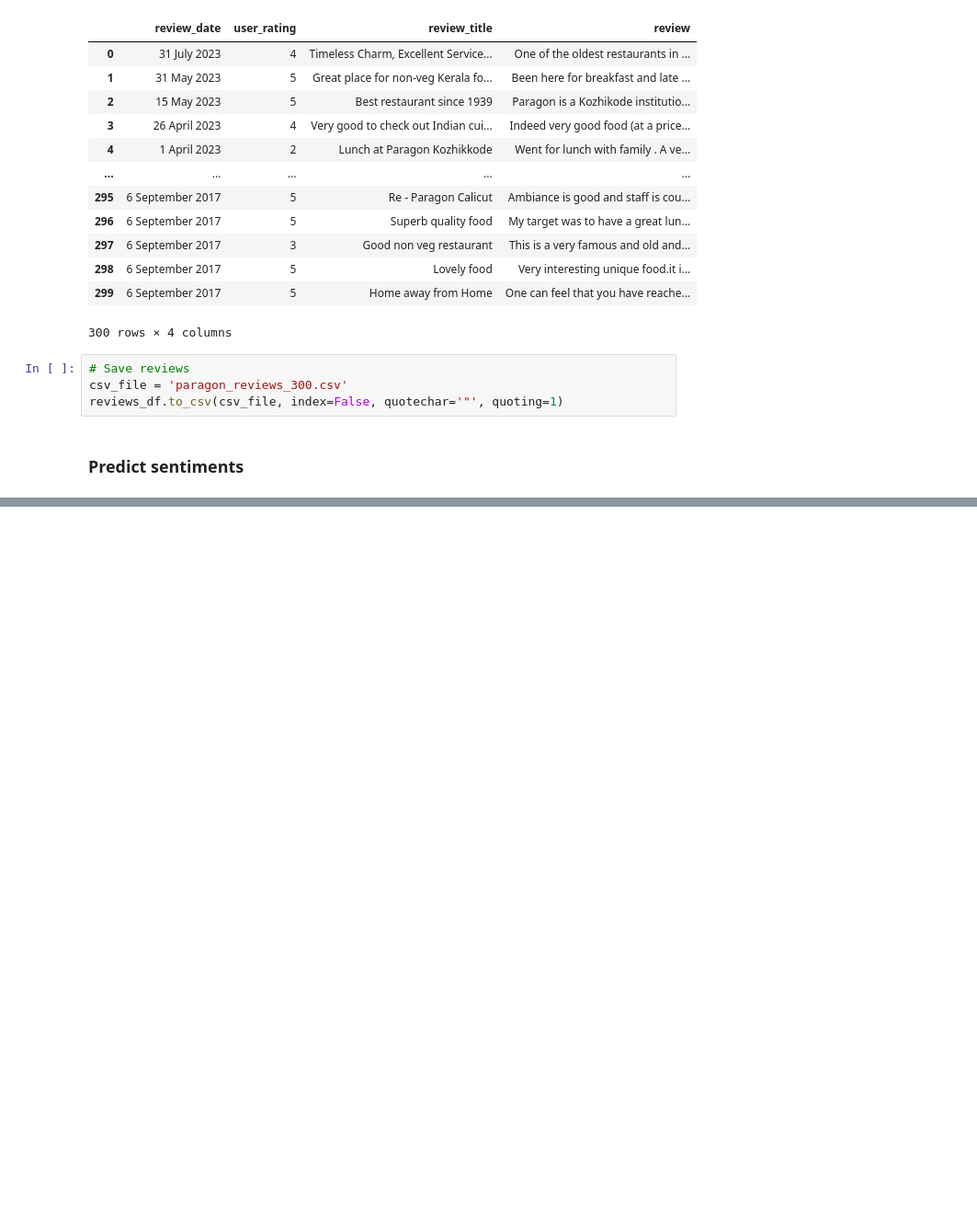
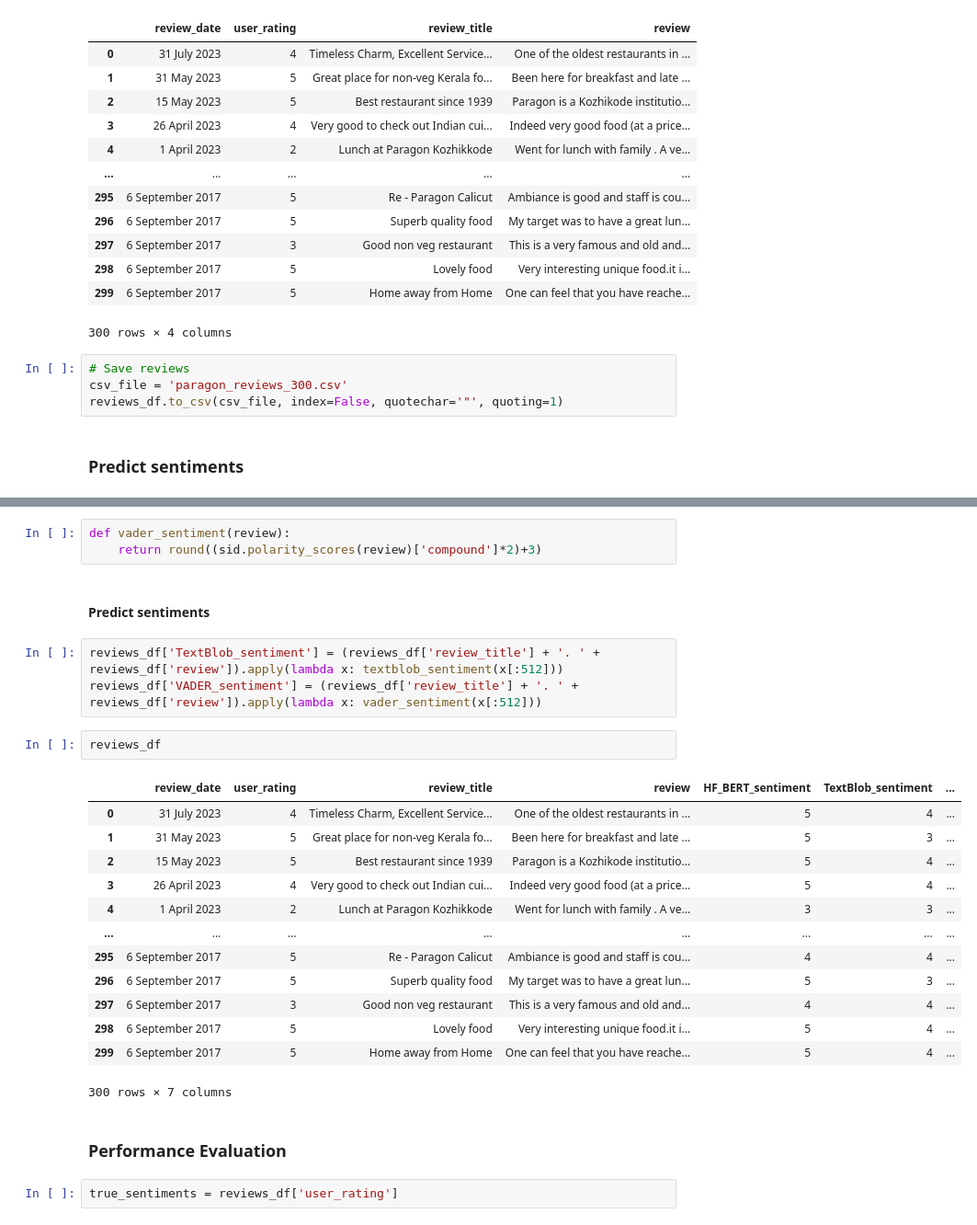
Before and after one commit to ge0rgeth0mas/Sentiment-analysis, a Jupyter notebook: sentiment_analysis/sentiment_analysis_with_BERT.ipynb, the cells around one changed output, grey strips where cells are left out. Shown at 92% size. Drawn from its saved outputs; the diff is of its cells as text; blank space fills up the shorter version.

```diff
--- a/sentiment_analysis/sentiment_analysis_with_BERT.ipynb
+++ b/sentiment_analysis/sentiment_analysis_with_BERT.ipynb
@@ -414,0 +192,28 @@ reviews_df
+# %%
+def vader_sentiment(review):
+    return round((sid.polarity_scores(review)['compound']*2)+3)
+# %% [markdown]
+#### Predict sentiments
+# %%
+reviews_df['TextBlob_sentiment'] = (reviews_df['review_title'] + '. ' + reviews_df['review']).apply(lambda x: textblob_sentiment(x[:512]))
+reviews_df['VADER_sentiment'] = (reviews_df['review_title'] + '. ' + reviews_df['review']).apply(lambda x: vader_sentiment(x[:512]))
+# %%
+reviews_df
+# %% [output]
+|  | review_date | user_rating | review_title | review | HF_BERT_sentiment | TextBlob_sentiment | ... |
+| 0 | 31 July 2023 | 4 | Timeless Charm, Excellent Service... | One of the oldest restaurants in ... | 5 | 4 | ... |
+| 1 | 31 May 2023 | 5 | Great place for non-veg Kerala fo... | Been here for breakfast and late ... | 5 | 3 | ... |
+| 2 | 15 May 2023 | 5 | Best restaurant since 1939 | Paragon is a Kozhikode institutio... | 5 | 4 | ... |
+| 3 | 26 April 2023 | 4 | Very good to check out Indian cui... | Indeed very good food (at a price... | 5 | 4 | ... |
+| 4 | 1 April 2023 | 2 | Lunch at Paragon Kozhikkode | Went for lunch with family . A ve... | 3 | 3 | ... |
+| ... | ... | ... | ... | ... | ... | ... | ... |
+| 295 | 6 September 2017 | 5 | Re - Paragon Calicut | Ambiance is good and staff is cou... | 4 | 4 | ... |
+| 296 | 6 September 2017 | 5 | Superb quality food | My target was to have a great lun... | 5 | 3 | ... |
+| 297 | 6 September 2017 | 3 | Good non veg restaurant | This is a very famous and old and... | 4 | 4 | ... |
+| 298 | 6 September 2017 | 5 | Lovely food | Very interesting unique food.it i... | 5 | 4 | ... |
+| 299 | 6 September 2017 | 5 | Home away from Home | One can feel that you have reache... | 5 | 4 | ... |
+300 rows × 7 columns
+# %% [markdown]
+### Performance Evaluation
+# %%
+true_sentiments = reviews_df['user_rating']
```
Also changed, not shown: parts of 60 cells of this notebook, 2 other files.
